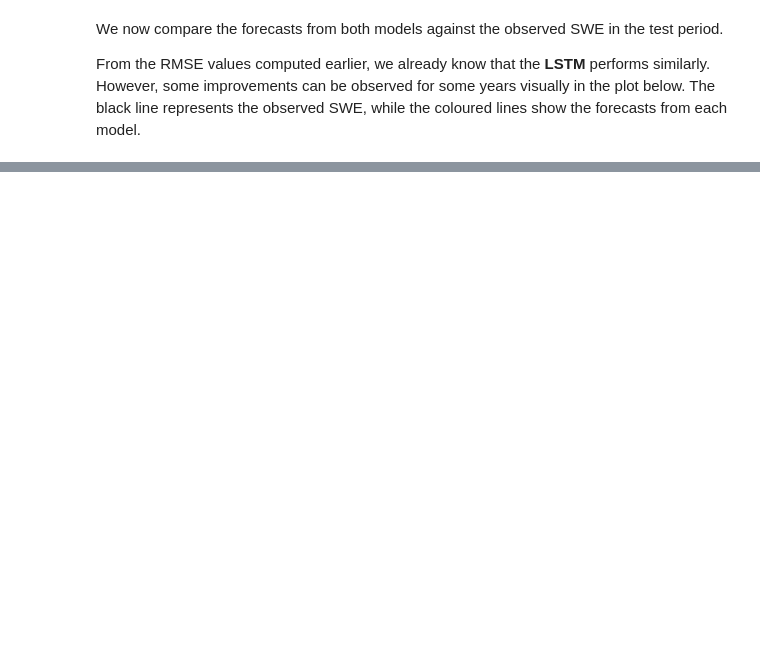
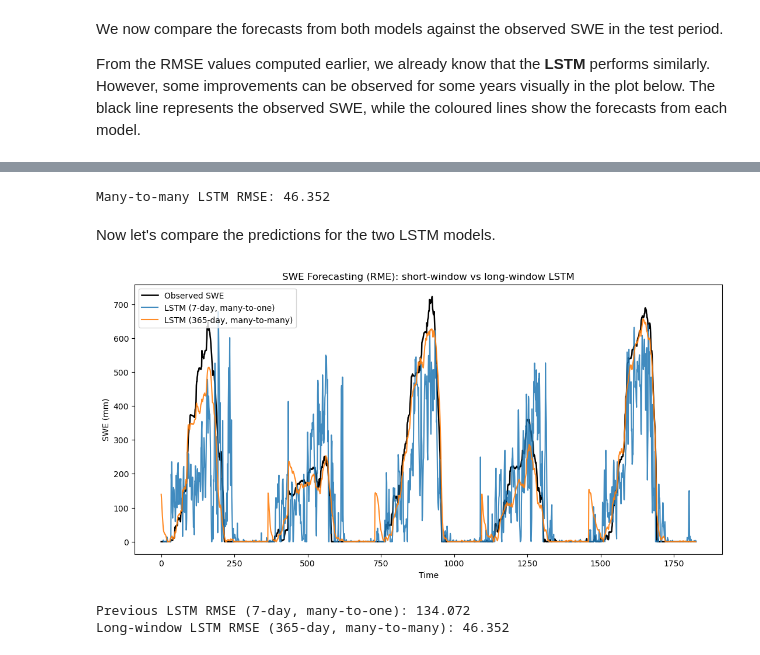
Before and after one commit to oriol-pomarol/codegeo_workshops, a Jupyter notebook: 9_time_series_with_lstm.ipynb, the cells around one changed output, grey strips where cells are left out. Cells and saved outputs as stored; diff of their text form; code cells hidden in the pictures; blank space fills up the shorter version.

```diff
--- a/9_time_series_with_lstm.ipynb
+++ b/9_time_series_with_lstm.ipynb
@@ -322,0 +404,52 @@ plt.show()
+# %%
+# Build a many-to-many LSTM model
+lstm_seq2seq_model = tf.keras.Sequential([
+    tf.keras.Input(shape=(long_sequence_length, n_features)),
+    tf.keras.layers.LSTM(64, activation="tanh", return_sequences=True),
+    tf.keras.layers.TimeDistributed(tf.keras.layers.Dense(1, activation="linear"))
+])
+lstm_seq2seq_model.compile(optimizer="adam", loss="mse")
+
+# Train on full output sequences (scaled targets)
+lstm_seq2seq_model.fit(
+    X_train_long,
+    y_train_long,
+    validation_split=0.2,
+    epochs=10,
+    batch_size=32,
+    shuffle=True,
+    verbose=0
+)
+
+# Evaluate on test set (back to mm)
+lstm_seq2seq_pred_scaled = lstm_seq2seq_model.predict(X_test_long, batch_size=32, verbose=0).flatten()
+lstm_seq2seq_pred = np.maximum(inverse_y(lstm_seq2seq_pred_scaled), 0)
+lstm_seq2seq_rmse = np.sqrt(mean_squared_error(y_test_long_raw.flatten(), lstm_seq2seq_pred))
+print(f"Many-to-many LSTM RMSE: {lstm_seq2seq_rmse:.3f}")
+# %% [output]
+Many-to-many LSTM RMSE: 46.352
+# %% [markdown]
+Now let's compare the predictions for the two LSTM models.
+# %%
+# Align short-window LSTM predictions to full test length for fair plotting
+lstm_short_full_pred = np.full(len(y_test_raw), np.nan, dtype=np.float32)
+lstm_short_full_pred[sequence_length - 1:] = lstm_pred.astype(np.float32)
+
+# Plot all relevant series
+plt.figure(figsize=(13, 6))
+plt.plot(y_test_raw, label="Observed SWE", color="black", linewidth=1.8)
+plt.plot(lstm_short_full_pred, label=f"LSTM ({sequence_length}-day, many-to-one)", alpha=0.85)
+plt.plot(lstm_seq2seq_pred.flatten(), label=f"LSTM ({long_sequence_length}-day, many-to-many)", alpha=0.9)
+
+plt.title("SWE Forecasting (RME): short-window vs long-window LSTM")
+plt.xlabel("Time")
+plt.ylabel("SWE (mm)")
+plt.legend()
+plt.show()
+
+print(f"Previous LSTM RMSE ({sequence_length}-day, many-to-one): {lstm_rmse:.3f}")
+print(f"Long-window LSTM RMSE ({long_sequence_length}-day, many-to-many): {lstm_seq2seq_rmse:.3f}")
+# %% [output]
+[figure, added]
+Previous LSTM RMSE (7-day, many-to-one): 134.072
+Long-window LSTM RMSE (365-day, many-to-many): 46.352
```
Also changed, not shown: parts of 16 cells of this notebook.
